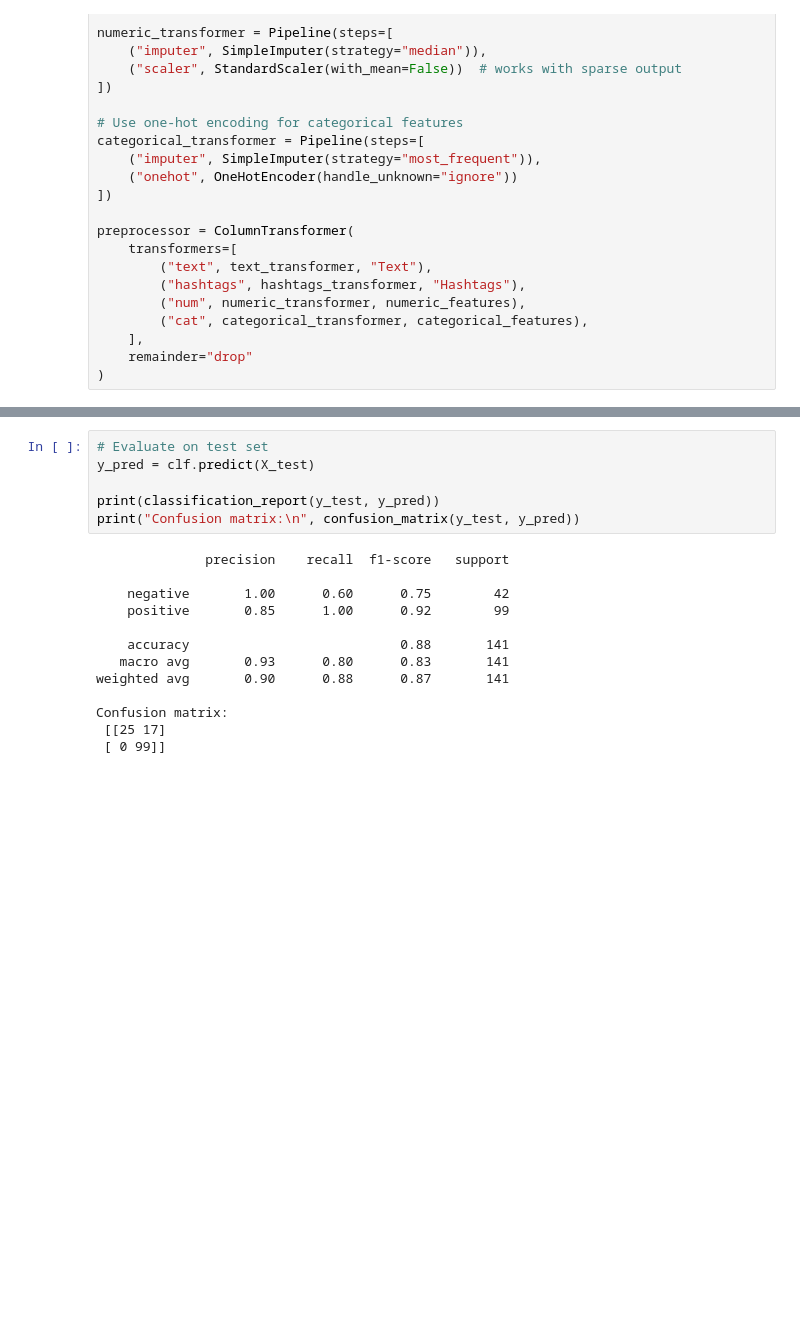
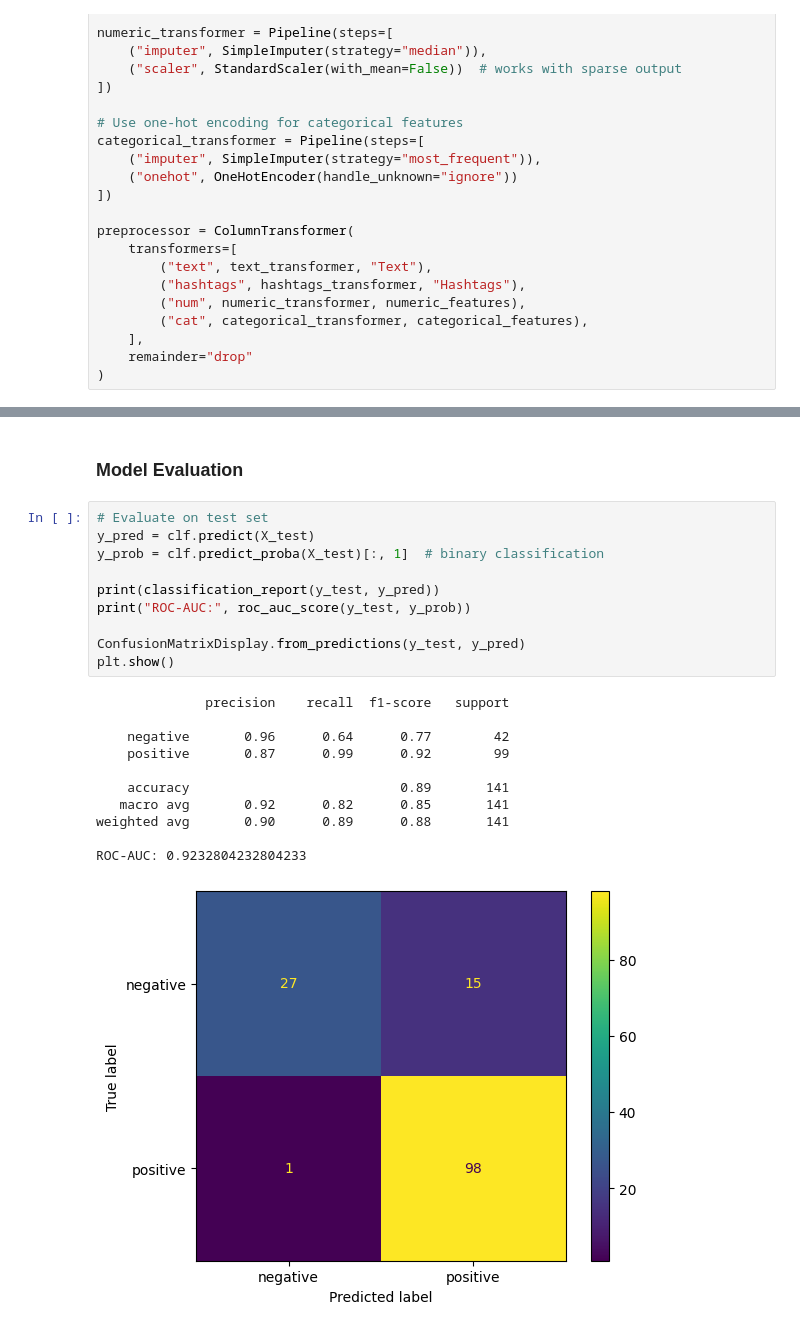
Before and after one commit to kelbymace/SocialBuzz-NLP, a Jupyter notebook: SocialBuzz NLP.ipynb, the cells around one changed output, grey strips where cells are left out. Drawn from its saved outputs; the diff is of its cells as text; blank space fills up the shorter version.

Commit message:
Refined preprocessing, added shap visualizations

```diff
--- a/SocialBuzz NLP.ipynb
+++ b/SocialBuzz NLP.ipynb
@@ -403,19 +407,24 @@ Top features pushing toward class 'positive'
-# %%
-# Evaluate on test set
-y_pred = clf.predict(X_test)
-
-print(classification_report(y_test, y_pred))
-print("Confusion matrix:\n", confusion_matrix(y_test, y_pred))
-# %% [output]
-              precision    recall  f1-score   support
-
-    negative       1.00      0.60      0.75        42
-    positive       0.85      1.00      0.92        99
-
-    accuracy                           0.88       141
-   macro avg       0.93      0.80      0.83       141
-weighted avg       0.90      0.88      0.87       141
-
-Confusion matrix:
- [[25 17]
- [ 0 99]]
+# %% [markdown]
+### __Model Evaluation__
+# %%
+# Evaluate on test set
+y_pred = clf.predict(X_test)
+y_prob = clf.predict_proba(X_test)[:, 1]  # binary classification
+
+print(classification_report(y_test, y_pred))
+print("ROC-AUC:", roc_auc_score(y_test, y_prob))
+
+ConfusionMatrixDisplay.from_predictions(y_test, y_pred)
+plt.show()
+# %% [output]
+              precision    recall  f1-score   support
+
+    negative       0.96      0.64      0.77        42
+    positive       0.87      0.99      0.92        99
+
+    accuracy                           0.89       141
+   macro avg       0.92      0.82      0.85       141
+weighted avg       0.90      0.89      0.88       141
+
+ROC-AUC: 0.9232804232804233
+[figure, added]
```
Also changed, not shown: parts of 15 cells of this notebook.
